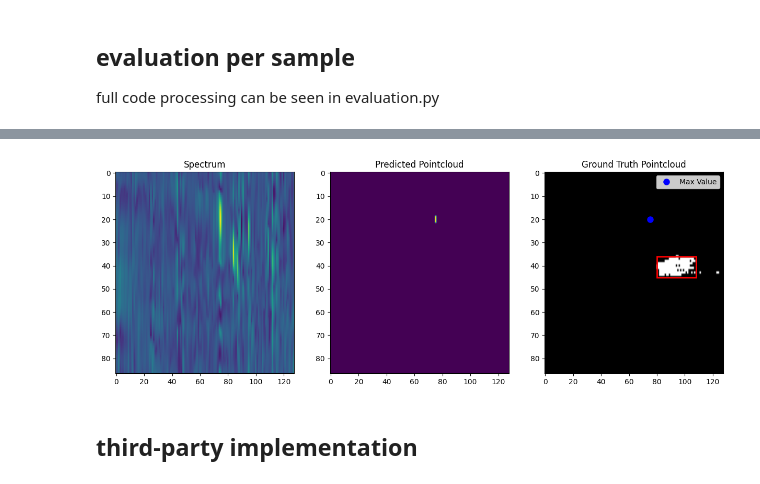
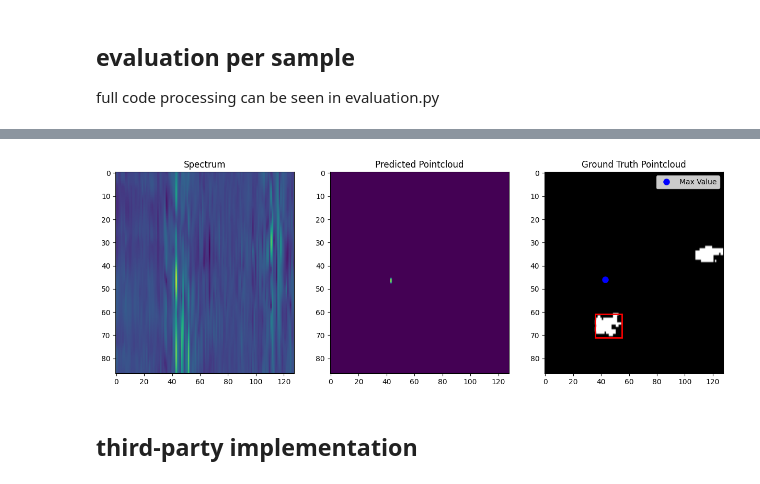
Before and after one commit to 1ucayu/lss-cfar, a Jupyter notebook: debug.ipynb, the cells around one changed output, grey strips where cells are left out. Saved outputs shown, nothing was run; the diff lists cells and outputs as text; code cells hidden in the pictures.

Commit message:
chore: Update dataset path and remove unnecessary code

```diff
--- a/debug.ipynb
+++ b/debug.ipynb
@@ -14,9 +14,9 @@ import numpy as np
 from scipy.ndimage import label, find_objects
 
 # path preparation
-pickle_path = '/data/lucayu/lss-cfar/dataset/train/luca_hw_101_2024-08-23_22-04-00.pickle'
-calibration_path = '/data/lucayu/lss-cfar/raw_dataset/luca_env_hw_101_2024_08-23'
-checkpoint_path = '/home/lucayu/lss-cfar/checkpoints/20240825-150044_model_layers_4_hidden_256_order_256_dtmin_0.001_dtmax_8e-05_channels_1_dropout_0.1_lr_0.01_batch_4_steps_10000_optimizer_AdamW_decay_0.1_step_300_gamma_0.5_losstype_l1/20240825-150044_model_layers_4_hidden_256_order_256_dtmin_0.001_dtmax_8e-05_channels_1_dropout_0.1_lr_0.01_batch_4_steps_10000_optimizer_AdamW_decay_0.1_step_300_gamma_0.5_losstype_l1.pt'
+pickle_path = '/data/lucayu/lss-cfar/dataset/lucacx_corridor_2024-08-27/test/lucacx_corridor_2024-08-27_21-40-13.pickle'
+calibration_path = '/data/lucayu/lss-cfar/raw_dataset/lucacx_env_corridor_2024-08-27'
+checkpoint_path = '/home/lucayu/lss-cfar/checkpoints/20240828-005011_model_layers_4_hidden_256_order_256_dtmin_0.001_dtmax_8e-05_channels_1_dropout_0.1_lr_0.01_batch_4_steps_10000_optimizer_AdamW_decay_0.1_step_300_gamma_0.5_losstype_l1/20240828-005011_model_layers_4_hidden_256_order_256_dtmin_0.001_dtmax_8e-05_channels_1_dropout_0.1_lr_0.01_batch_4_steps_10000_optimizer_AdamW_decay_0.1_step_300_gamma_0.5_losstype_l1.pt'
 
 # pickle path and load the pickle file
 with open(pickle_path, 'rb') as f:
@@ -185,4 +185,4 @@ fig.savefig('result.png')
-[figure, old version]
+[figure, new version]
 # %% [markdown]
 ## third-party implementation
 # %%
```
Also changed, not shown: parts of 1 cell of this notebook, 6 other files.
